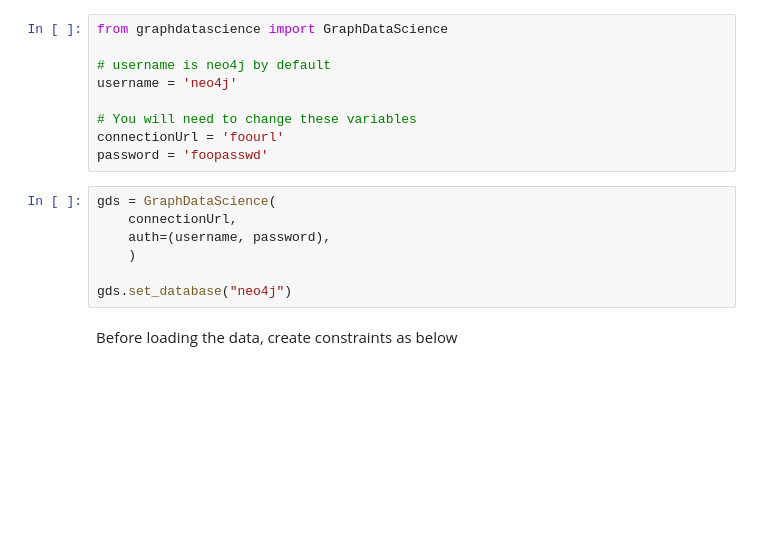
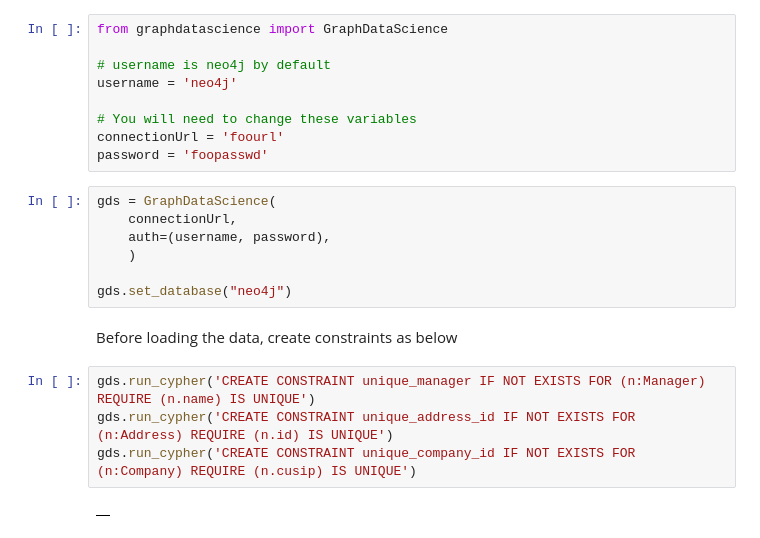
Before and after one commit to neo4j-partners/neo4j-generative-ai-aws, a Jupyter notebook: notebook.ipynb, the cells around one changed output. Cells and saved outputs as stored; diff of their text form; blank space fills up the shorter version.

```diff
--- a/notebook.ipynb
+++ b/notebook.ipynb
@@ -206,3 +324,9 @@ gds = GraphDataScience(
 gds.set_database("neo4j")
 # %% [markdown]
 Before loading the data, create constraints as below
+# %%
+gds.run_cypher('CREATE CONSTRAINT unique_manager IF NOT EXISTS FOR (n:Manager) REQUIRE (n.name) IS UNIQUE')
+gds.run_cypher('CREATE CONSTRAINT unique_address_id IF NOT EXISTS FOR (n:Address) REQUIRE (n.id) IS UNIQUE')
+gds.run_cypher('CREATE CONSTRAINT unique_company_id IF NOT EXISTS FOR (n:Company) REQUIRE (n.cusip) IS UNIQUE')
+# %% [output]
+|  |
```
Also changed, not shown: parts of 25 cells of this notebook.
